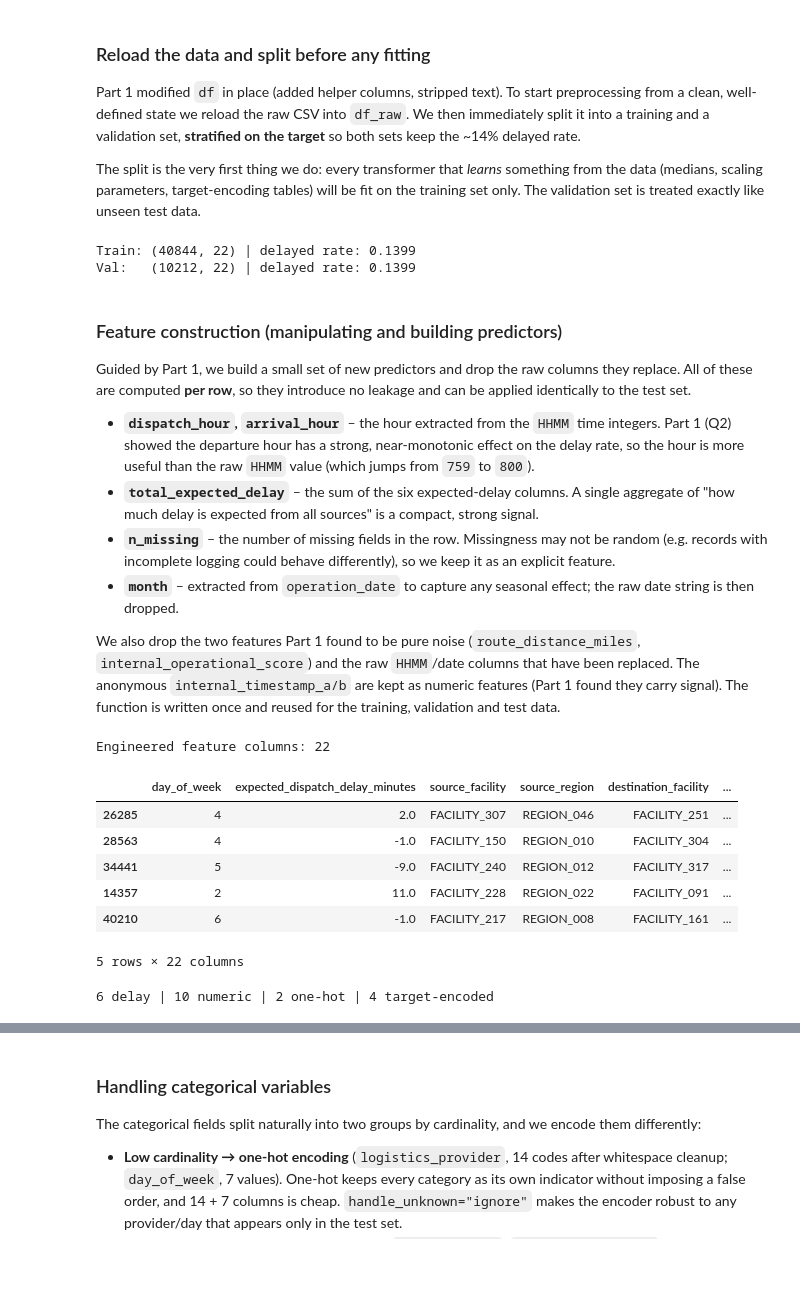
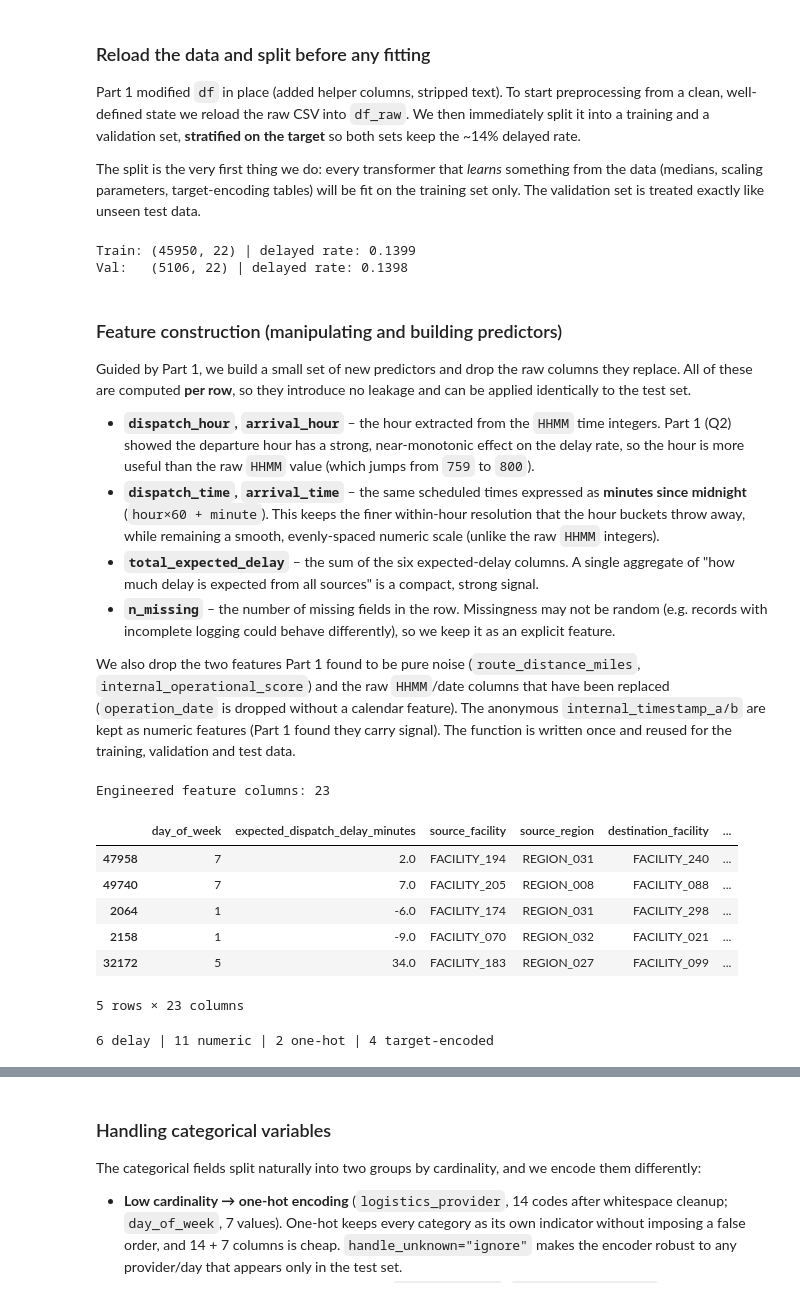
Before and after one commit to tomerbd007/LogisticsTransferPrediction, a Jupyter notebook: main.ipynb, the cells around one changed output, grey strips where cells are left out. Cells and saved outputs as stored; diff of their text form; code cells hidden in the pictures; blank space fills up the shorter version.

```diff
--- a/main.ipynb
+++ b/main.ipynb
@@ -944,14 +966,17 @@ from sklearn.decomposition import PCA
 # Missing-value strategy. Flip this single flag to swap the whole imputation
 # approach; the rest of the notebook re-runs unchanged.
 #   "median" -> median imputation + a binary missing-value indicator per column
-#   "knn"    -> K-Nearest-Neighbours imputation (distance based)
+#   "knn" -> K-Nearest-Neighbours imputation (distance based)
+# Both strategies add the per-column missing-value indicators.
 IMPUTE_METHOD = "median"
-KNN_N_NEIGHBORS = 5          # only used when IMPUTE_METHOD == "knn"
+KNN_N_NEIGHBORS = 5 # only used when IMPUTE_METHOD == "knn"
 
-WINSOR_LIMITS = (0.01, 0.99)  # quantiles used to clip outliers (train-based)
-VAL_SIZE = 0.2                # fraction held out for validation
+WINSOR_LIMITS = (0.01, 0.99) # quantiles used to clip outliers (train-based)
+USE_WINSORIZE = True # toggle outlier winsorising on/off to compare its effect
+VAL_SIZE = 0.1 # fraction held out for validation
 
 assert IMPUTE_METHOD in {"median", "knn"}
 print(f"Imputation method: {IMPUTE_METHOD}")
+print(f"Winsorising outliers: {USE_WINSORIZE}")
 # %% [output]
 Imputation method: median
@@ -968,7 +994,7 @@ df_raw = pd.read_csv(TRAIN_PATH)
 X_raw = df_raw.drop(columns=[TARGET])
 y = df_raw[TARGET]
 
-# Stratified train/validation split, done before any transformer is fit.
+# Stratified train/validation split, done before any model is fit.
 X_train_raw, X_val_raw, y_train, y_val = train_test_split(
     X_raw, y,
     test_size=VAL_SIZE,
@@ -979,19 +1005,19 @@ X_train_raw, X_val_raw, y_train, y_val = train_test_split(
 print("Train:", X_train_raw.shape, "| delayed rate:", round(y_train.mean(), 4))
 print("Val:  ", X_val_raw.shape, "| delayed rate:", round(y_val.mean(), 4))
 # %% [output]
-Train: (40844, 22) | delayed rate: 0.1399
-Val:   (10212, 22) | delayed rate: 0.1399
+Train: (45950, 22) | delayed rate: 0.1399
+Val:   (5106, 22) | delayed rate: 0.1398
 # %% [markdown]
 ### Feature construction (manipulating and building predictors)
 
 Guided by Part 1, we build a small set of new predictors and drop the raw columns they replace. All of these are computed **per row**, so they introduce no leakage and can be applied identically to the test set.
 
 - **`dispatch_hour`, `arrival_hour`** – the hour extracted from the `HHMM` time integers. Part 1 (Q2) showed the departure hour has a strong, near-monotonic effect on the delay rate, so the hour is more useful than the raw `HHMM` value (which jumps from `759` to `800`).
+- **`dispatch_time`, `arrival_time`** – the same scheduled times expressed as **minutes since midnight** (`hour×60 + minute`). This keeps the finer within-hour resolution that the hour buckets throw away, while remaining a smooth, evenly-spaced numeric scale (unlike the raw `HHMM` integers).
 - **`total_expected_delay`** – the sum of the six expected-delay columns. A single aggregate of "how much delay is expected from all sources" is a compact, strong signal.
 - **`n_missing`** – the number of missing fields in the row. Missingness may not be random (e.g. records with incomplete logging could behave differently), so we keep it as an explicit feature.
-- **`month`** – extracted from `operation_date` to capture any seasonal effect; the raw date string is then dropped.
 
-We also drop the two features Part 1 found to be pure noise (`route_distance_miles`, `internal_operational_score`) and the raw `HHMM`/date columns that have been replaced. The anonymous `internal_timestamp_a/b` are kept as numeric features (Part 1 found they carry signal). The function is written once and reused for the training, validation and test data.
+We also drop the two features Part 1 found to be pure noise (`route_distance_miles`, `internal_operational_score`) and the raw `HHMM`/date columns that have been replaced (`operation_date` is dropped without a calendar feature). The anonymous `internal_timestamp_a/b` are kept as numeric features (Part 1 found they carry signal). The function is written once and reused for the training, validation and test data.
 # %%
 # Raw columns that are dropped after engineering (replaced or judged irrelevant).
 RAW_DELAY_COLS = [
@@ -1005,9 +1031,9 @@ RAW_DELAY_COLS = [
 DROP_COLS = [
     "route_distance_miles",        # Part 1: no signal
     "internal_operational_score",  # Part 1: pure noise
-    "scheduled_dispatch_time",     # replaced by dispatch_hour
-    "scheduled_arrival_time",      # replaced by arrival_hour
-    "operation_date",              # replaced by month
+    "scheduled_dispatch_time",     # replaced by dispatch_hour / dispatch_time
+    "scheduled_arrival_time",      # replaced by arrival_hour / arrival_time
+    "operation_date",              # dropped (no calendar feature kept)
 ]
 
 
@@ -1020,43 +1046,47 @@ def engineer_features(data):
     by the caller.
     """
     data = data.copy()
 
     # Normalise text fields (fixes the trailing-whitespace provider duplicates).
     text_cols = data.select_dtypes(include="object").columns
     data[text_cols] = data[text_cols].apply(lambda s: s.str.strip())
 
     # Count missing fields per row before we impute anything (missingness signal).
     data["n_missing"] = data.isnull().sum(axis=1)
 
     # Hour of day from the HHMM time integers.
     data["dispatch_hour"] = data["scheduled_dispatch_time"] // 100
     data["arrival_hour"] = data["scheduled_arrival_time"] // 100
 
+    # Minutes since midnight from the HHMM time integers (finer-grained than the
+    # hour alone): HHMM -> hour*60 + minute.
+    data["dispatch_time"] = ((data["scheduled_dispatch_time"] // 100) * 60
+                             + data["scheduled_dispatch_time"] % 100)
+    data["arrival_time"] = ((data["scheduled_arrival_time"] // 100) * 60
+                            + data["scheduled_arrival_time"] % 100)
+
     # Aggregate expected delay across all sources (missing treated as 0 minutes).
     data["total_expected_delay"] = data[RAW_DELAY_COLS].sum(axis=1, skipna=True)
-
-    # Calendar month for any seasonal effect.
-    data["month"] = pd.to_datetime(data["operation_date"], errors="coerce").dt.month
 
     # Remove raw columns that were replaced or found irrelevant in Part 1.
     drop_now = [c for c in DROP_COLS + [TARGET, "transfer_id"] if c in data.columns]
     return data.drop(columns=drop_now)
 
 
 X_train = engineer_features(X_train_raw)
 X_val = engineer_features(X_val_raw)
 
 print("Engineered feature columns:", X_train.shape[1])
 X_train.head()
 # %% [output]
-Engineered feature columns: 22
+Engineered feature columns: 23
 |  | day_of_week | expected_dispatch_delay_minutes | source_facility | source_region | destination_facility | ... |
-| 26285 | 4 | 2.0 | FACILITY_307 | REGION_046 | FACILITY_251 | ... |
-| 28563 | 4 | -1.0 | FACILITY_150 | REGION_010 | FACILITY_304 | ... |
-| 34441 | 5 | -9.0 | FACILITY_240 | REGION_012 | FACILITY_317 | ... |
-| 14357 | 2 | 11.0 | FACILITY_228 | REGION_022 | FACILITY_091 | ... |
-| 40210 | 6 | -1.0 | FACILITY_217 | REGION_008 | FACILITY_161 | ... |
+| 47958 | 7 | 2.0 | FACILITY_194 | REGION_031 | FACILITY_240 | ... |
+| 49740 | 7 | 7.0 | FACILITY_205 | REGION_008 | FACILITY_088 | ... |
+| 2064 | 1 | -6.0 | FACILITY_174 | REGION_031 | FACILITY_298 | ... |
+| 2158 | 1 | -9.0 | FACILITY_070 | REGION_032 | FACILITY_021 | ... |
+| 32172 | 5 | 34.0 | FACILITY_183 | REGION_027 | FACILITY_099 | ... |
-5 rows × 22 columns
+5 rows × 23 columns
 # %%
 # Column groups for the ColumnTransformer, defined on the engineered features.
 DELAY_FEATURES = RAW_DELAY_COLS  # heavy-tailed, zero-inflated -> signed-log + winsorise
@@ -1069,9 +1099,10 @@ NUMERIC_FEATURES = [
     "internal_timestamp_b",
     "dispatch_hour",
     "arrival_hour",
+    "dispatch_time",
+    "arrival_time",
     "total_expected_delay",
     "n_missing",
-    "month",
 ]
 # Low-cardinality categoricals -> one-hot encoding.
 ONEHOT_FEATURES = ["logistics_provider", "day_of_week"]
@@ -1115,7 +1146,7 @@ class Winsorizer(BaseEstimator, TransformerMixin):
 print(f"{len(DELAY_FEATURES)} delay | {len(NUMERIC_FEATURES)} numeric | "
       f"{len(ONEHOT_FEATURES)} one-hot | {len(TARGET_FEATURES)} target-encoded")
 # %% [output]
-6 delay | 10 numeric | 2 one-hot | 4 target-encoded
+6 delay | 11 numeric | 2 one-hot | 4 target-encoded
 # %% [markdown]
 ### Is there missing data? How is it handled?
 
```
Also changed, not shown: parts of 24 cells of this notebook.
